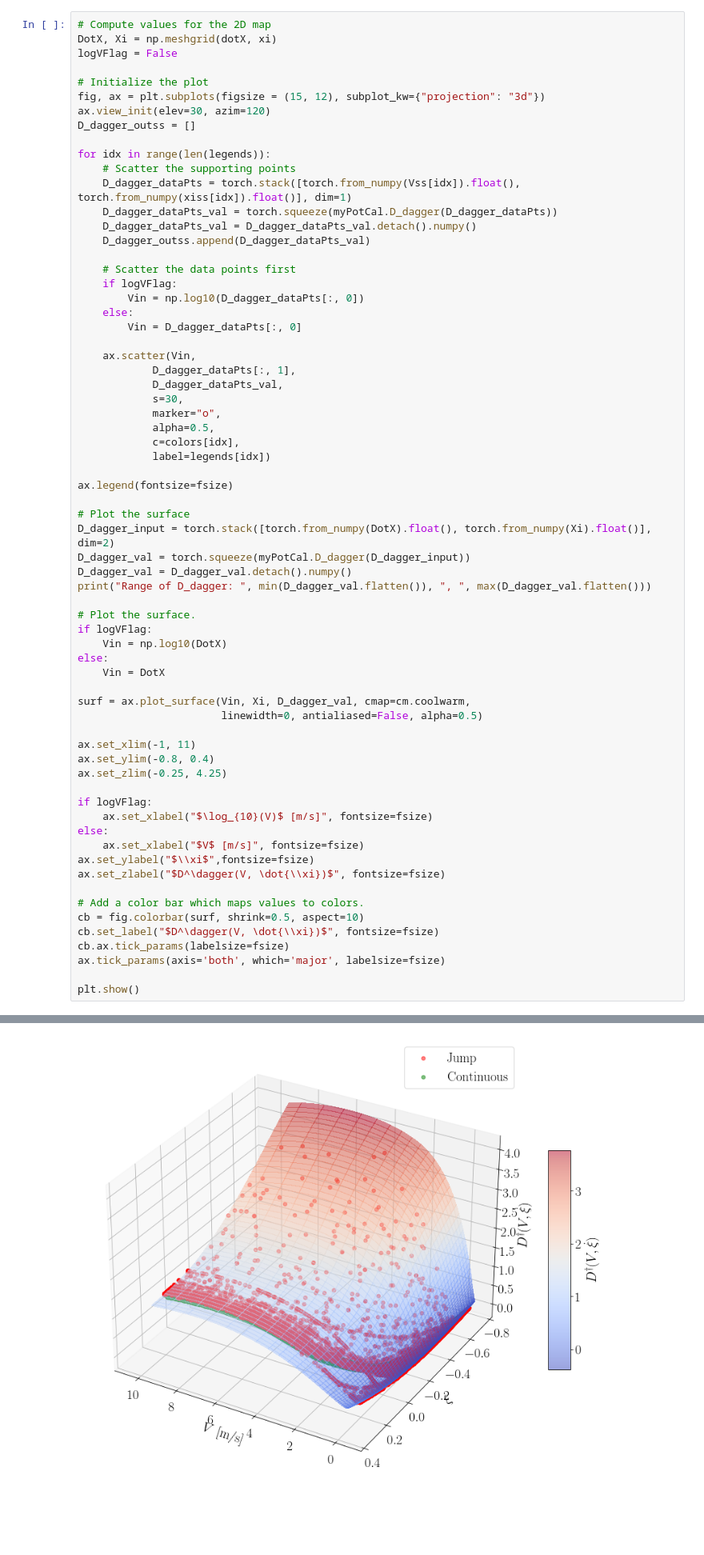
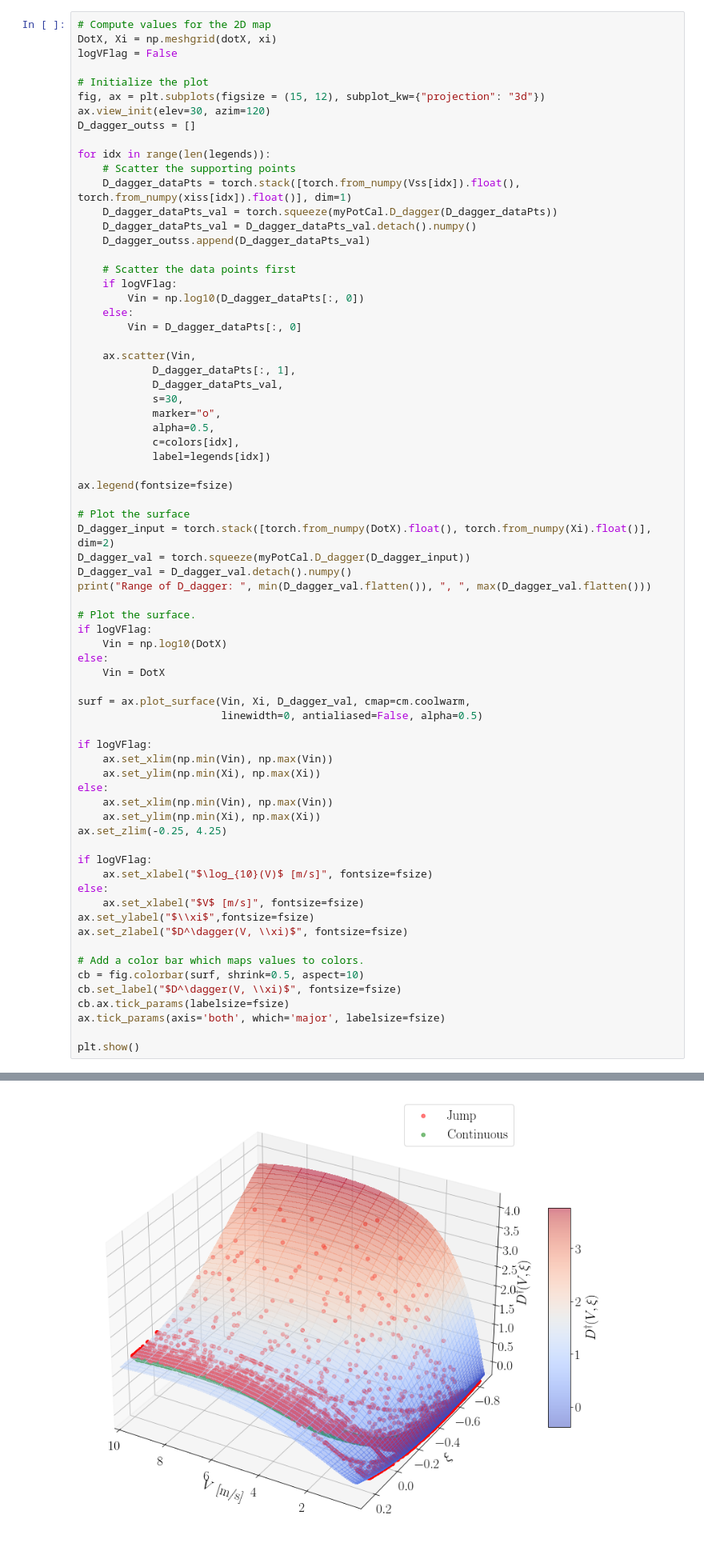
Before and after one commit to Shengduo/RateAndStateWithPotential, a Jupyter notebook: PlotPotentials.ipynb, the cells around one changed output, grey strips where cells are left out. Shown at 80% size. Saved outputs shown, nothing was run; the diff lists cells and outputs as text; blank space fills up the shorter version.

```diff
--- a/PlotPotentials.ipynb
+++ b/PlotPotentials.ipynb
@@ -272,38 +272,42 @@ ax.legend(fontsize=fsize)
 D_dagger_input = torch.stack([torch.from_numpy(DotX).float(), torch.from_numpy(Xi).float()], dim=2)
 D_dagger_val = torch.squeeze(myPotCal.D_dagger(D_dagger_input))
 D_dagger_val = D_dagger_val.detach().numpy()
 print("Range of D_dagger: ", min(D_dagger_val.flatten()), ", ", max(D_dagger_val.flatten()))
 
 # Plot the surface.
 if logVFlag:
     Vin = np.log10(DotX)
 else:
     Vin = DotX
 
 surf = ax.plot_surface(Vin, Xi, D_dagger_val, cmap=cm.coolwarm,
                        linewidth=0, antialiased=False, alpha=0.5)
 
-ax.set_xlim(-1, 11)
-ax.set_ylim(-0.8, 0.4)
+if logVFlag:
+    ax.set_xlim(np.min(Vin), np.max(Vin))
+    ax.set_ylim(np.min(Xi), np.max(Xi))
+else:
+    ax.set_xlim(np.min(Vin), np.max(Vin))
+    ax.set_ylim(np.min(Xi), np.max(Xi))
 ax.set_zlim(-0.25, 4.25)
 
 if logVFlag:
     ax.set_xlabel("$\log_{10}(V)$ [m/s]", fontsize=fsize)
 else:
     ax.set_xlabel("$V$ [m/s]", fontsize=fsize)
 ax.set_ylabel("$\\xi$",fontsize=fsize)
-ax.set_zlabel("$D^\dagger(V, \dot{\\xi})$", fontsize=fsize)
+ax.set_zlabel("$D^\dagger(V, \\xi)$", fontsize=fsize)
 
 # Add a color bar which maps values to colors.
 cb = fig.colorbar(surf, shrink=0.5, aspect=10)
-cb.set_label("$D^\dagger(V, \dot{\\xi})$", fontsize=fsize)
+cb.set_label("$D^\dagger(V, \\xi)$", fontsize=fsize)
 cb.ax.tick_params(labelsize=fsize)
 ax.tick_params(axis='both', which='major', labelsize=fsize)
 
 plt.show()
 # %% [output]
 Range of D_dagger:  -0.3831742 ,  3.804568
-[figure, old version]
+[figure, new version]
 # %%
 # Plotting the difference between polynomial and NN
 # Compute values for the 2D map
```
